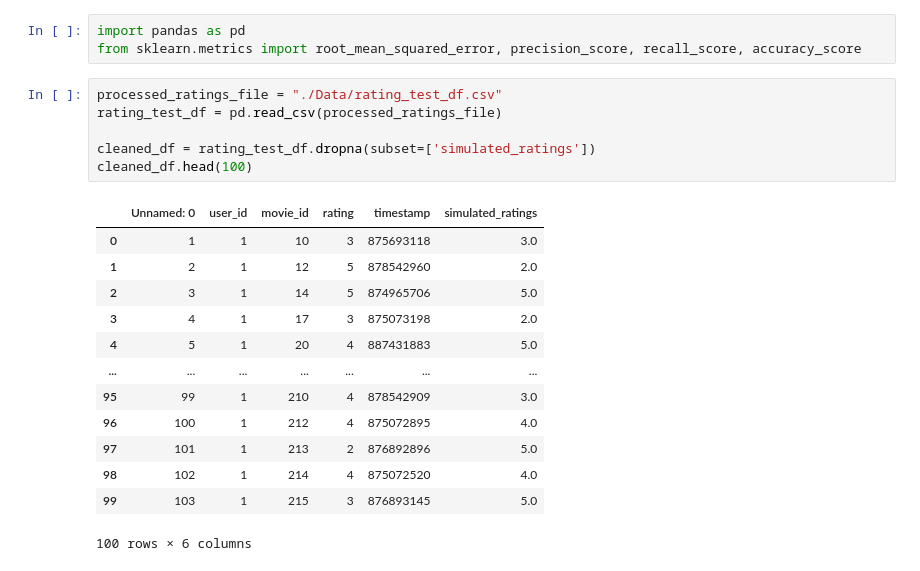
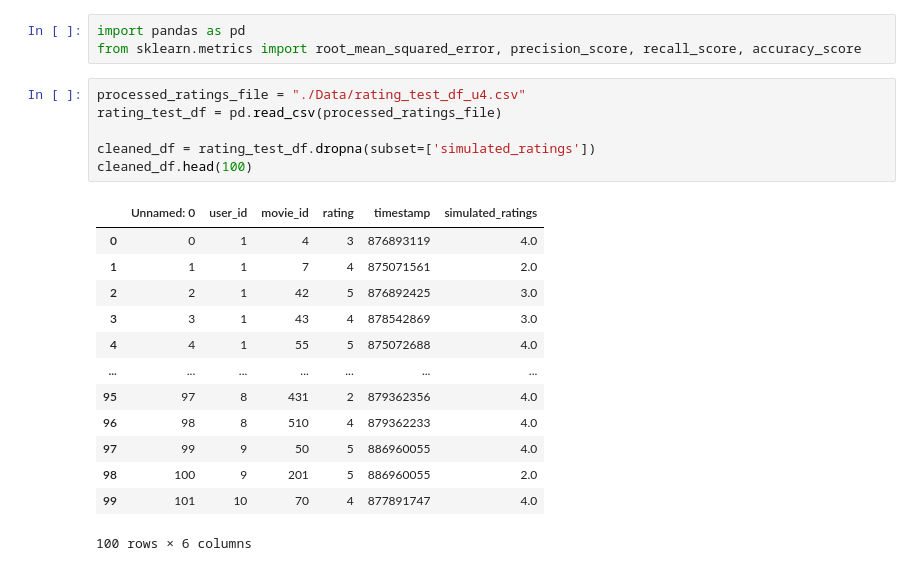
Before and after one commit to bishopfunc/Lusifer, a Jupyter notebook: Playground/evaluating_the_result.ipynb, the cells around one changed output. Saved outputs shown, nothing was run; the diff lists cells and outputs as text.

```diff
--- a/Playground/evaluating_the_result.ipynb
+++ b/Playground/evaluating_the_result.ipynb
@@ -2,24 +2,24 @@
 import pandas as pd
 from sklearn.metrics import root_mean_squared_error, precision_score, recall_score, accuracy_score
 # %%
-processed_ratings_file = "./Data/rating_test_df.csv"
+processed_ratings_file = "./Data/rating_test_df_u4.csv"
 rating_test_df = pd.read_csv(processed_ratings_file)
 
 cleaned_df = rating_test_df.dropna(subset=['simulated_ratings'])
 cleaned_df.head(100)
 # %% [output]
 |  | Unnamed: 0 | user_id | movie_id | rating | timestamp | simulated_ratings |
-| 0 | 1 | 1 | 10 | 3 | 875693118 | 3.0 |
-| 1 | 2 | 1 | 12 | 5 | 878542960 | 2.0 |
-| 2 | 3 | 1 | 14 | 5 | 874965706 | 5.0 |
-| 3 | 4 | 1 | 17 | 3 | 875073198 | 2.0 |
-| 4 | 5 | 1 | 20 | 4 | 887431883 | 5.0 |
+| 0 | 0 | 1 | 4 | 3 | 876893119 | 4.0 |
+| 1 | 1 | 1 | 7 | 4 | 875071561 | 2.0 |
+| 2 | 2 | 1 | 42 | 5 | 876892425 | 3.0 |
+| 3 | 3 | 1 | 43 | 4 | 878542869 | 3.0 |
+| 4 | 4 | 1 | 55 | 5 | 875072688 | 4.0 |
 | ... | ... | ... | ... | ... | ... | ... |
-| 95 | 99 | 1 | 210 | 4 | 878542909 | 3.0 |
-| 96 | 100 | 1 | 212 | 4 | 875072895 | 4.0 |
-| 97 | 101 | 1 | 213 | 2 | 876892896 | 5.0 |
-| 98 | 102 | 1 | 214 | 4 | 875072520 | 4.0 |
-| 99 | 103 | 1 | 215 | 3 | 876893145 | 5.0 |
+| 95 | 97 | 8 | 431 | 2 | 879362356 | 4.0 |
+| 96 | 98 | 8 | 510 | 4 | 879362233 | 4.0 |
+| 97 | 99 | 9 | 50 | 5 | 886960055 | 4.0 |
+| 98 | 100 | 9 | 201 | 5 | 886960055 | 2.0 |
+| 99 | 101 | 10 | 70 | 4 | 877891747 | 4.0 |
 100 rows × 6 columns
 # %%
 
```
Also changed, not shown: parts of 1 cell of this notebook, 17 other files.
